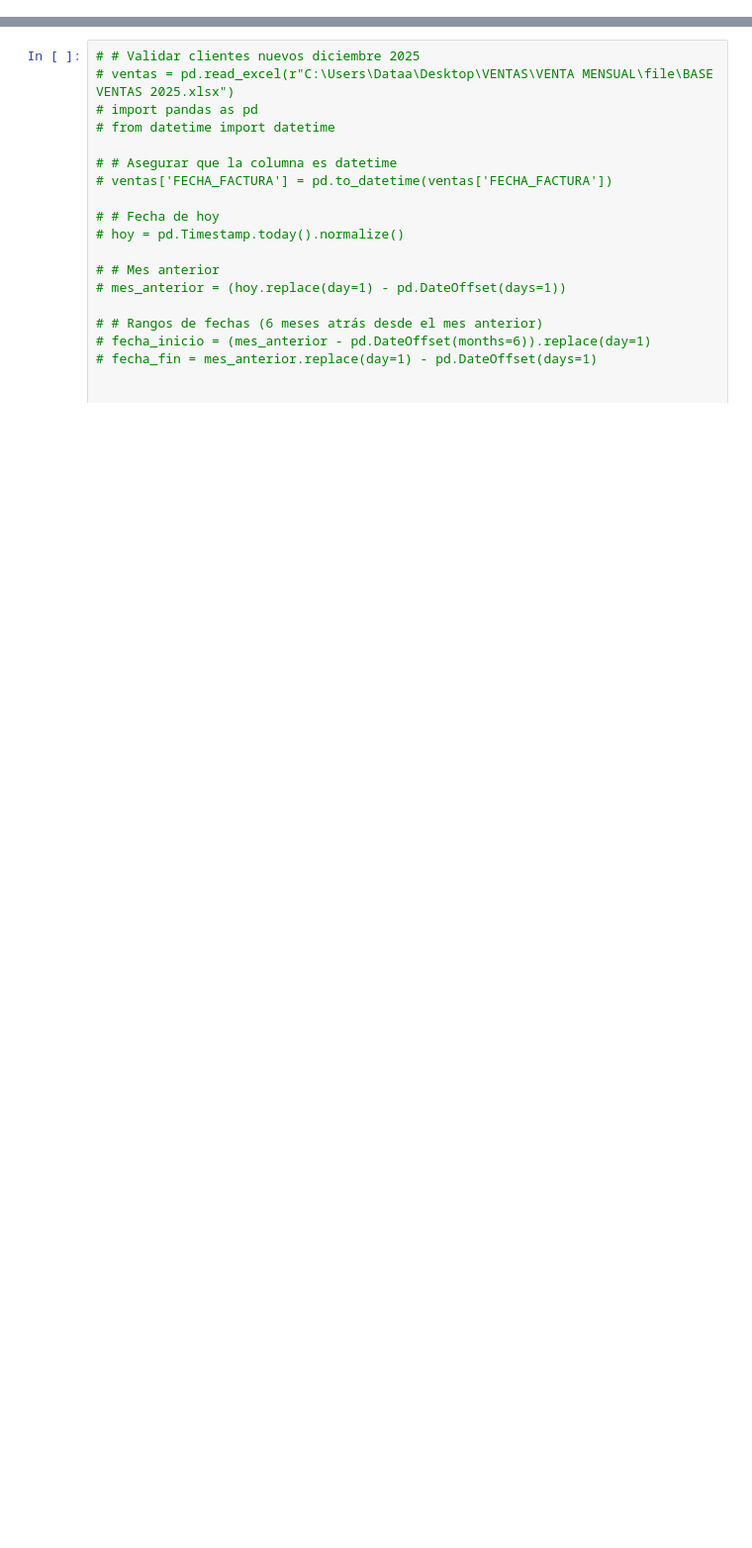
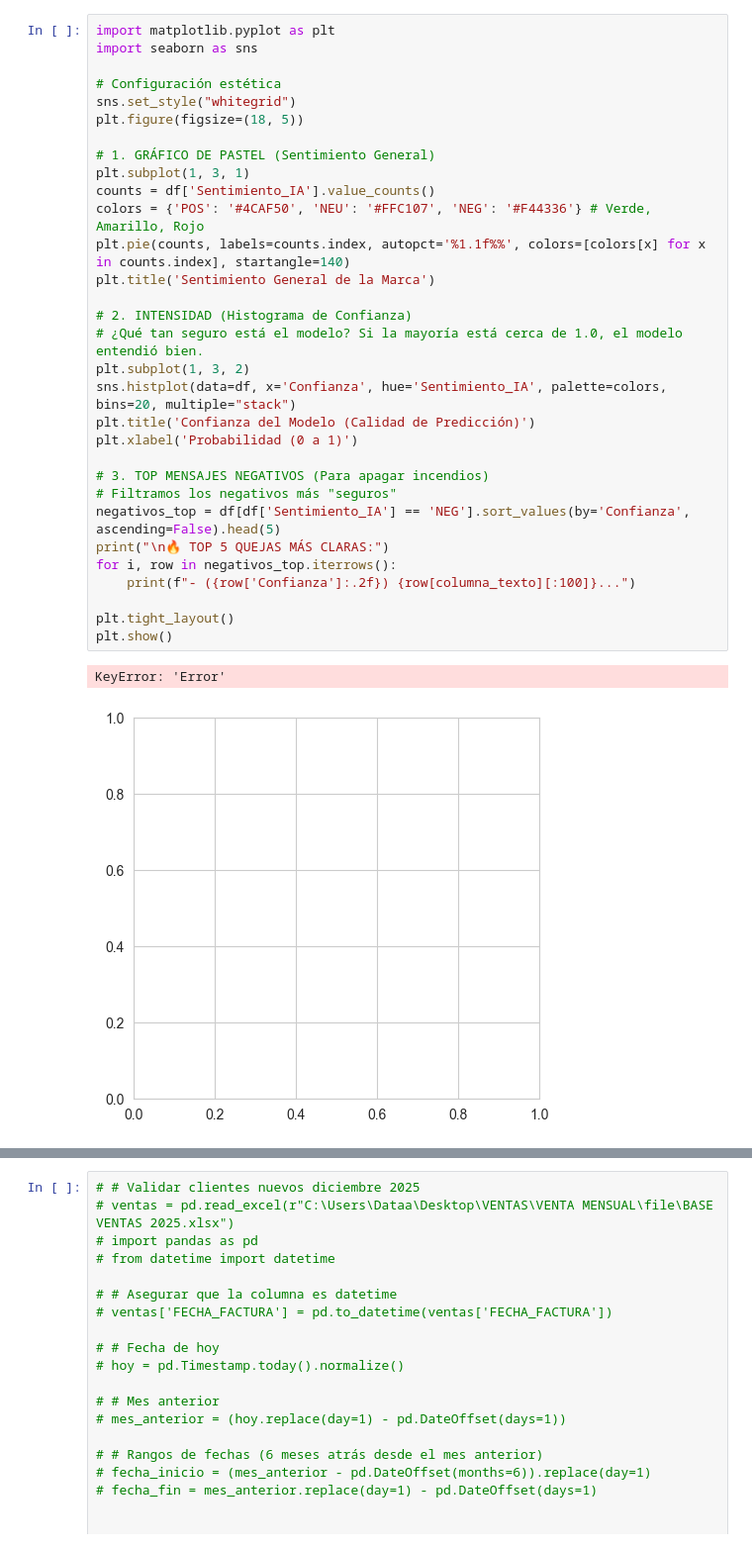
Before and after one commit to la-pocion-code/analisis_datos, a Jupyter notebook: pruebas.ipynb, the cells around one changed output, grey strips where cells are left out. Shown at 99% size. Saved outputs shown, nothing was run; the diff lists cells and outputs as text; blank space fills up the shorter version.

```diff
--- a/pruebas.ipynb
+++ b/pruebas.ipynb
@@ -60,0 +91,34 @@ Concatenando todos los archivos...
+# %%
+import matplotlib.pyplot as plt
+import seaborn as sns
+
+# Configuración estética
+sns.set_style("whitegrid")
+plt.figure(figsize=(18, 5))
+
+# 1. GRÁFICO DE PASTEL (Sentimiento General)
+plt.subplot(1, 3, 1)
+counts = df['Sentimiento_IA'].value_counts()
+colors = {'POS': '#4CAF50', 'NEU': '#FFC107', 'NEG': '#F44336'} # Verde, Amarillo, Rojo
+plt.pie(counts, labels=counts.index, autopct='%1.1f%%', colors=[colors[x] for x in counts.index], startangle=140)
+plt.title('Sentimiento General de la Marca')
+
+# 2. INTENSIDAD (Histograma de Confianza)
+# ¿Qué tan seguro está el modelo? Si la mayoría está cerca de 1.0, el modelo entendió bien.
+plt.subplot(1, 3, 2)
+sns.histplot(data=df, x='Confianza', hue='Sentimiento_IA', palette=colors, bins=20, multiple="stack")
+plt.title('Confianza del Modelo (Calidad de Predicción)')
+plt.xlabel('Probabilidad (0 a 1)')
+
+# 3. TOP MENSAJES NEGATIVOS (Para apagar incendios)
+# Filtramos los negativos más "seguros"
+negativos_top = df[df['Sentimiento_IA'] == 'NEG'].sort_values(by='Confianza', ascending=False).head(5)
+print("\n🔥 TOP 5 QUEJAS MÁS CLARAS:")
+for i, row in negativos_top.iterrows():
+    print(f"- ({row['Confianza']:.2f}) {row[columna_texto][:100]}...")
+
+plt.tight_layout()
+plt.show()
+# %% [output]
+KeyError: 'Error'
+[figure, added]
```
Also changed, not shown: parts of 20 cells of this notebook, 8 other files.
